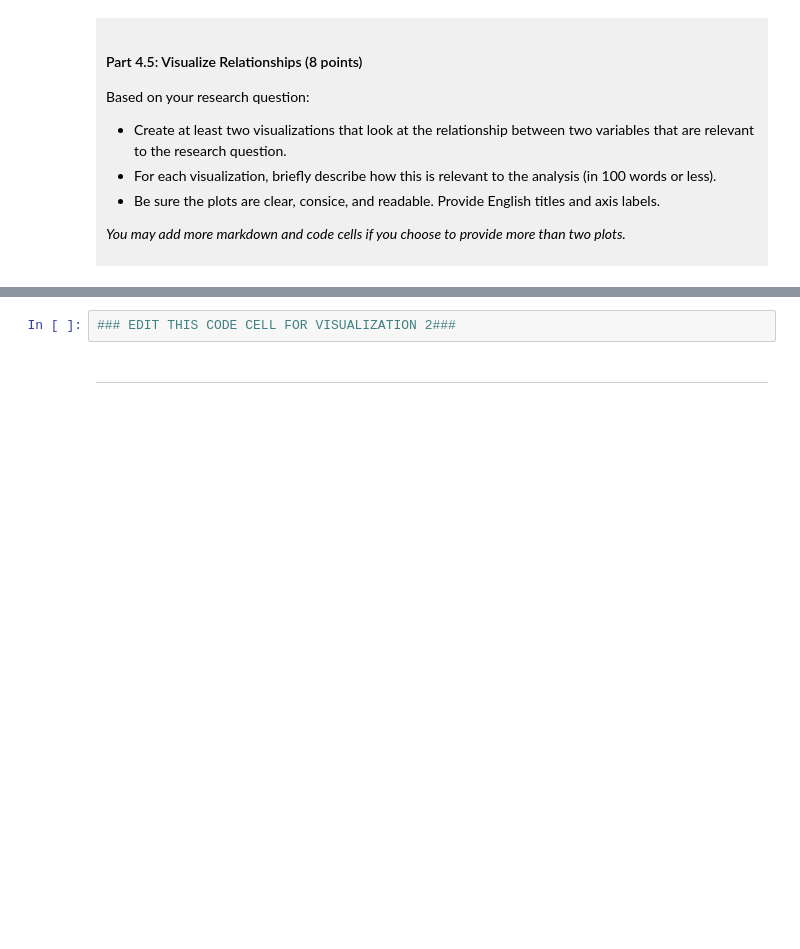
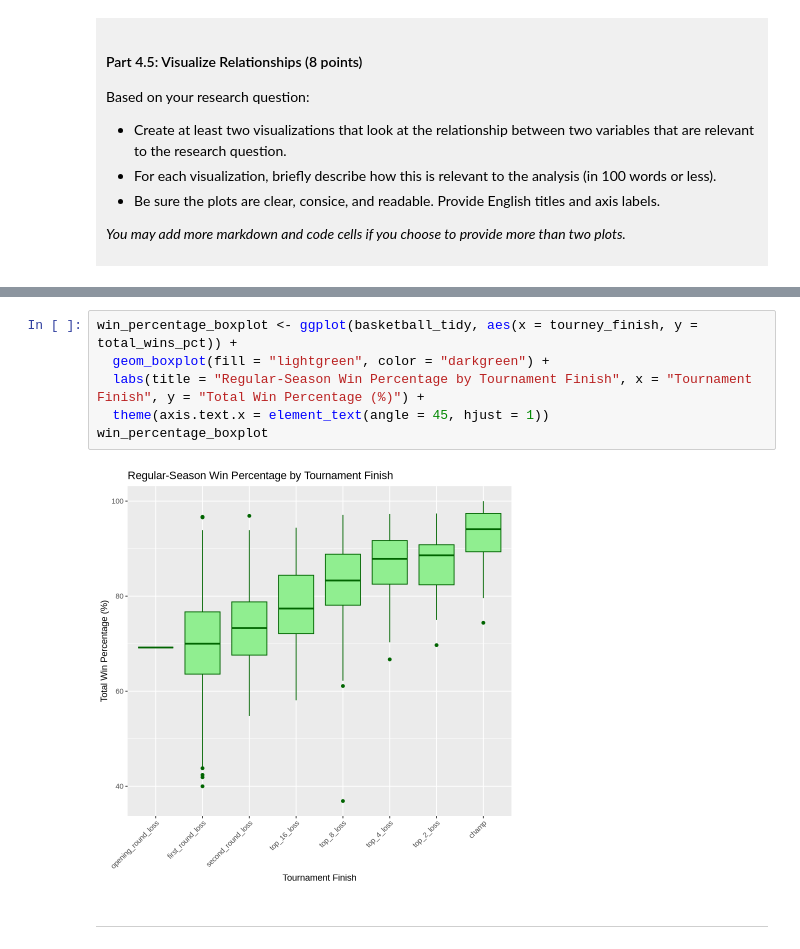
Before and after one commit to ali0171/dsci-100-project-Austin-Li, a Jupyter notebook: dsci-100-project-notebook.ipynb, the cells around one changed output, grey strips where cells are left out. Drawn from its saved outputs; the diff is of its cells as text; blank space fills up the shorter version.

```diff
--- a/dsci-100-project-notebook.ipynb
+++ b/dsci-100-project-notebook.ipynb
@@ -339,5 +396,11 @@ Visualization 2: %%% EDIT THIS MARKDOWN CELL%%%
 # %%
-### EDIT THIS CODE CELL FOR VISUALIZATION 2###
+win_percentage_boxplot <- ggplot(basketball_tidy, aes(x = tourney_finish, y = total_wins_pct)) +
+  geom_boxplot(fill = "lightgreen", color = "darkgreen") +
+  labs(title = "Regular-Season Win Percentage by Tournament Finish", x = "Tournament Finish", y = "Total Win Percentage (%)") +
+  theme(axis.text.x = element_text(angle = 45, hjust = 1))
+win_percentage_boxplot
+# %% [output]
+[figure, added]
 # %% [markdown]
 ------
 # %% [markdown]
```
Also changed, not shown: parts of 11 cells of this notebook.
